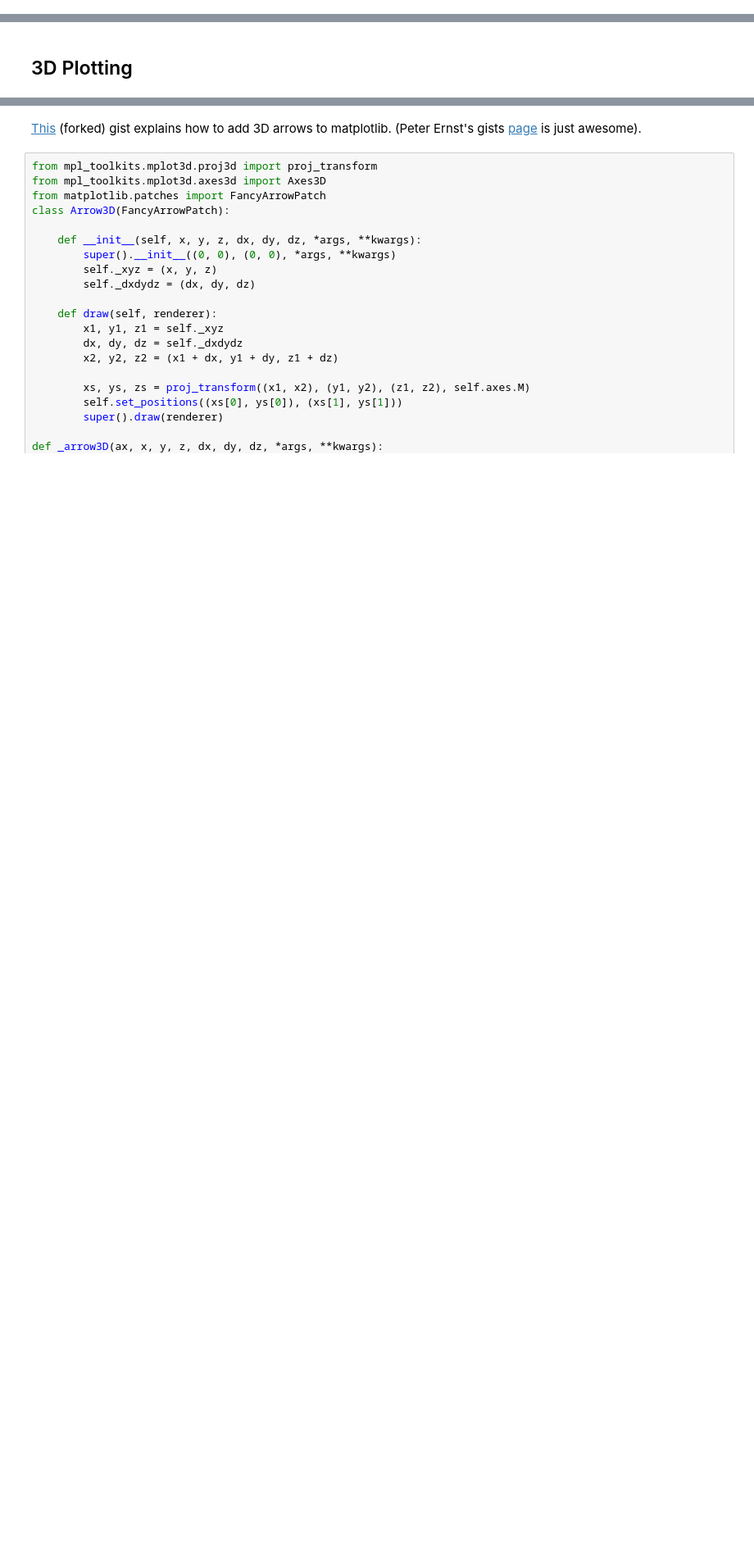
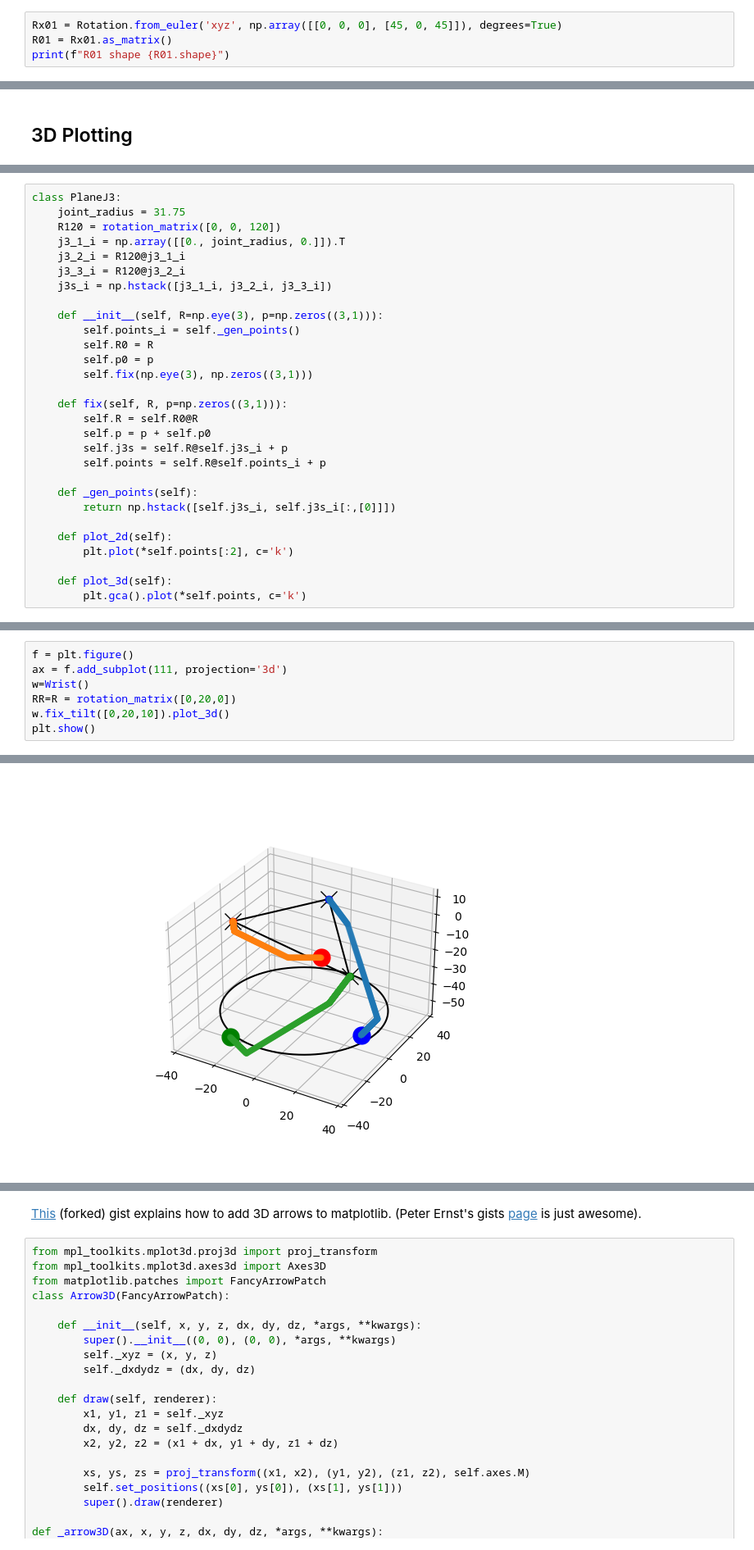
Before and after one commit to WesErg/EyeRoll, a Jupyter notebook: doc/A1_Homogeneous_Transform.ipynb, the cells around one changed output, grey strips where cells are left out. Shown: that part at 82% size. Drawn from its saved outputs; the diff is of its cells as text; blank space fills up the shorter version.

```diff
--- a/doc/A1_Homogeneous_Transform.ipynb
+++ b/doc/A1_Homogeneous_Transform.ipynb
@@ -11,0 +17,4 @@ import matplotlib.pyplot as plt
+# %%
+Rx01 = Rotation.from_euler('xyz', np.array([[0, 0, 0], [45, 0, 45]]), degrees=True)
+R01 = Rx01.as_matrix()
+print(f"R01 shape {R01.shape}")
@@ -77,0 +154,29 @@ ValueError: operands could not be broadcast together with shapes (8,2) (2,1)
+# %%
+class PlaneJ3:
+    joint_radius = 31.75
+    R120 = rotation_matrix([0, 0, 120])
+    j3_1_i = np.array([[0., joint_radius, 0.]]).T
+    j3_2_i = R120@j3_1_i
+    j3_3_i = R120@j3_2_i
+    j3s_i = np.hstack([j3_1_i, j3_2_i, j3_3_i])
+
+    def __init__(self, R=np.eye(3), p=np.zeros((3,1))):
+        self.points_i = self._gen_points()
+        self.R0 = R
+        self.p0 = p
+        self.fix(np.eye(3), np.zeros((3,1)))
+
+    def fix(self, R, p=np.zeros((3,1))):
+        self.R = self.R0@R
+        self.p = p + self.p0
+        self.j3s = self.R@self.j3s_i + p
+        self.points = self.R@self.points_i + p
+
+    def _gen_points(self):
+        return np.hstack([self.j3s_i, self.j3s_i[:,[0]]])
+
+    def plot_2d(self):
+        plt.plot(*self.points[:2], c='k')
+
+    def plot_3d(self):
+        plt.gca().plot(*self.points, c='k')
@@ -77,0 +299,8 @@ ValueError: operands could not be broadcast together with shapes (8,2) (2,1)
+# %%
+f = plt.figure()
+ax = f.add_subplot(111, projection='3d')
+w=Wrist()
+RR=R = rotation_matrix([0,20,0])
+w.fix_tilt([0,20,10]).plot_3d()
+plt.show()
+# %% [output]
@@ -77,0 +313 @@ ValueError: operands could not be broadcast together with shapes (8,2) (2,1)
+[figure, added]
```
Also changed, not shown: parts of 35 cells of this notebook, 2 other files.
